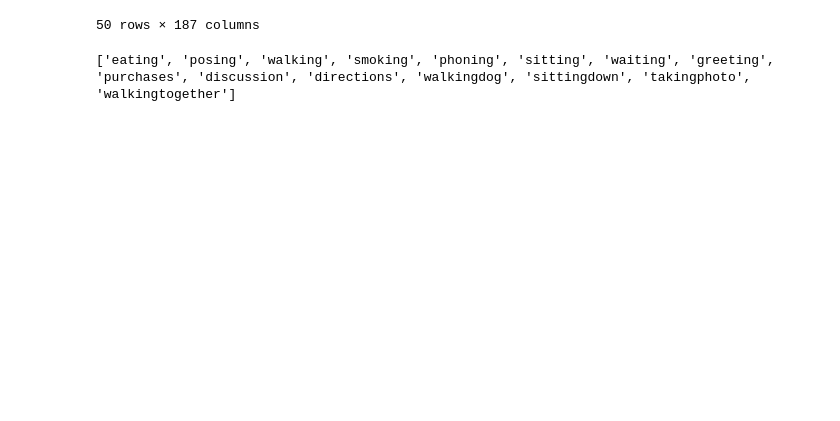
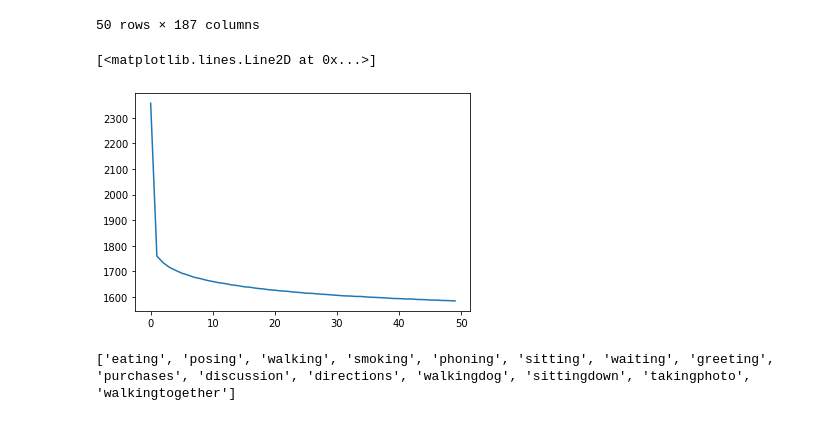
Before and after one commit to tileb1/LearnTrajDep, a Jupyter notebook: Untitled.ipynb, the cells around one changed output. Drawn from its saved outputs; the diff is of its cells as text; code cells hidden in the pictures; blank space fills up the shorter version.

```diff
--- a/Untitled.ipynb
+++ b/Untitled.ipynb
@@ -136,6 +169,11 @@ df
 | 48 | 49.0 | 0.000188 | 1585.681703 | 1.065704 | 66.559612 | 0.910727 | 62.435039 | 0.211669 | 0.350893 | 0.520852 | ... |
 | 49 | 50.0 | 0.000180 | 1584.505690 | 1.065032 | 66.487414 | 0.911343 | 62.848326 | 0.214190 | 0.353082 | 0.520790 | ... |
 50 rows × 187 columns
+# %%
+plt.plot(np.array(df.t_l))
+# %% [output]
+[<matplotlib.lines.Line2D at 0x...>]
+[figure, added]
 # %%
 import utils.data_utils as data_utils
 import re
```
Also changed, not shown: parts of 6 cells of this notebook.
